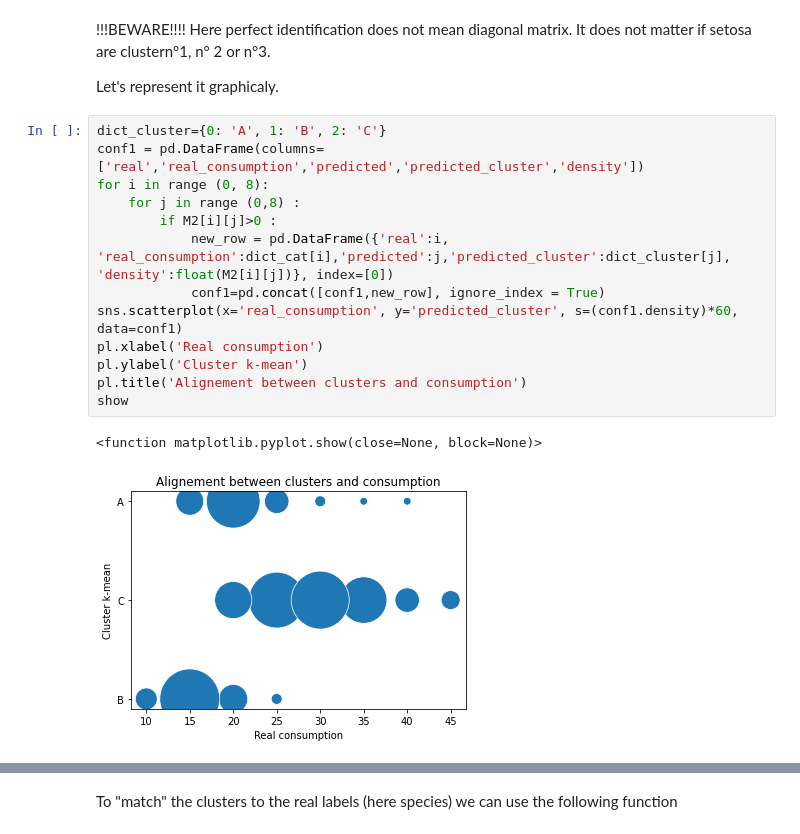
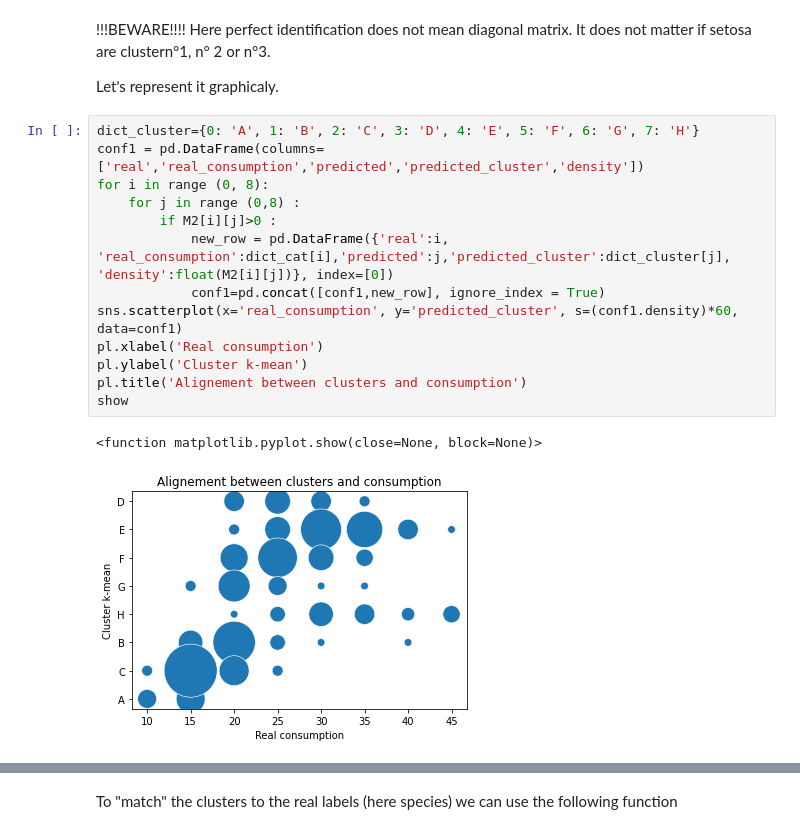
Before and after one commit to mseverac/data_mining_td_pilot, a Jupyter notebook: MPG_Mathijs_Noemie.ipynb, the cells around one changed output, grey strips where cells are left out. Drawn from its saved outputs; the diff is of its cells as text.

```diff
--- a/MPG_Mathijs_Noemie.ipynb
+++ b/MPG_Mathijs_Noemie.ipynb
@@ -679,21 +676,21 @@ Here perfect identification does not mean diagonal matrix. It does not matter if
 
 Let's represent it graphicaly.
 # %%
-dict_cluster={0: 'A', 1: 'B', 2: 'C'}
+dict_cluster={0: 'A', 1: 'B', 2: 'C', 3: 'D', 4: 'E', 5: 'F', 6: 'G', 7: 'H'}
 conf1 = pd.DataFrame(columns=['real','real_consumption','predicted','predicted_cluster','density'])
 for i in range (0, 8):
     for j in range (0,8) :
         if M2[i][j]>0 :
             new_row = pd.DataFrame({'real':i, 'real_consumption':dict_cat[i],'predicted':j,'predicted_cluster':dict_cluster[j], 'density':float(M2[i][j])}, index=[0])
             conf1=pd.concat([conf1,new_row], ignore_index = True)
 sns.scatterplot(x='real_consumption', y='predicted_cluster', s=(conf1.density)*60, data=conf1)
 pl.xlabel('Real consumption')
 pl.ylabel('Cluster k-mean')
 pl.title('Alignement between clusters and consumption')
 show
 # %% [output]
 <function matplotlib.pyplot.show(close=None, block=None)>
-[figure, old version]
+[figure, new version]
 # %%
 print (classification_report(Norm['Consumption_encoded'],Norm['Prediction_kmean']))
 # %% [output]
```
Also changed, not shown: parts of 20 cells of this notebook, 1 other file.
